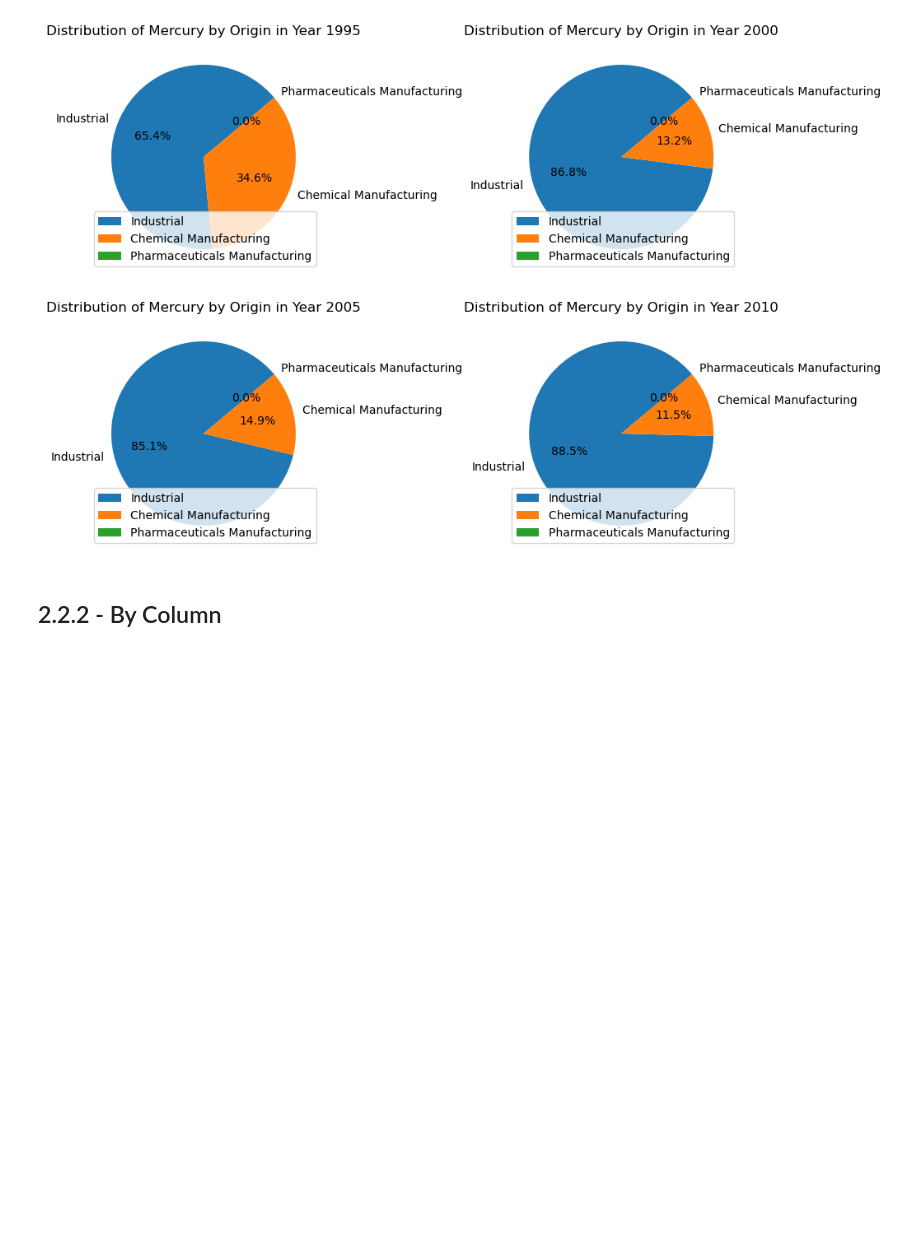
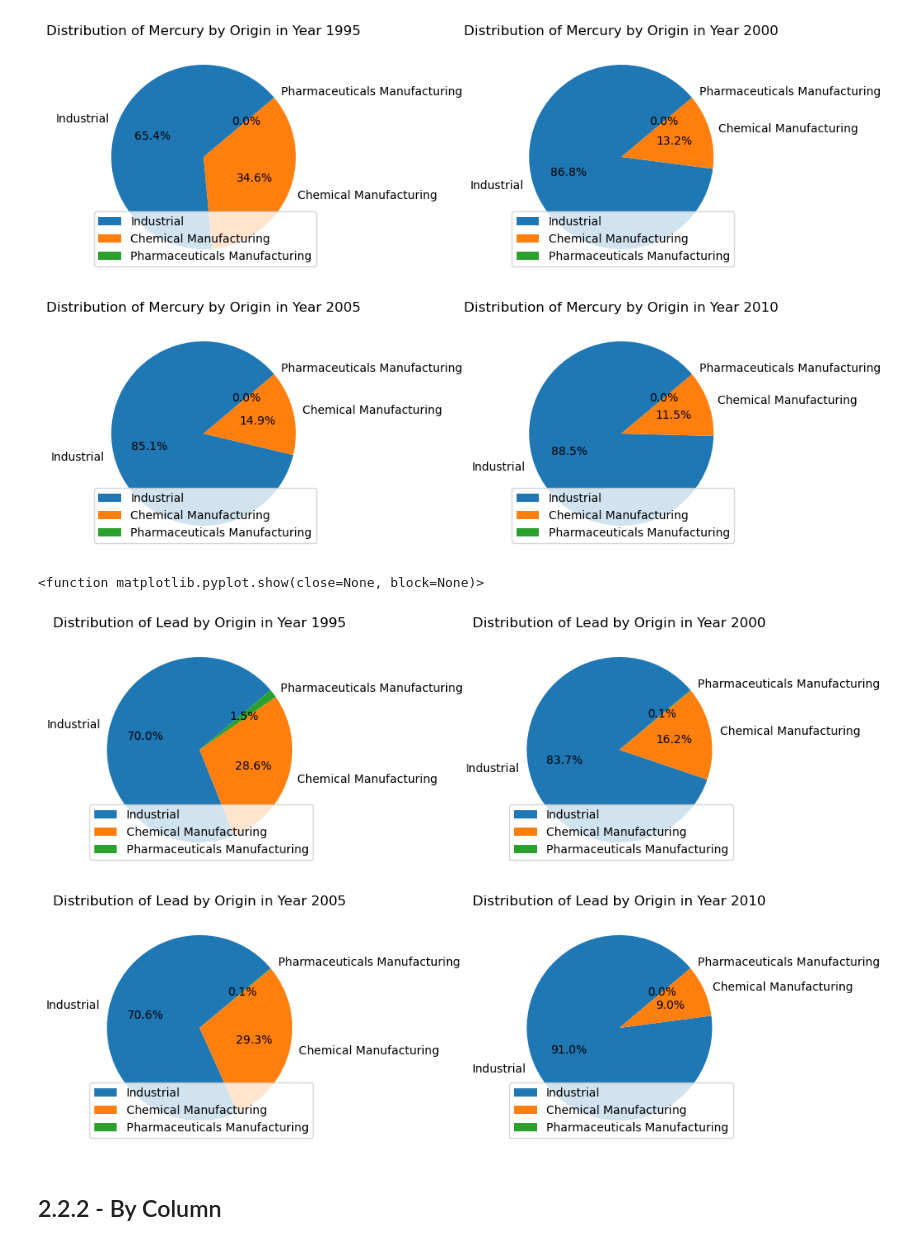
Before and after one commit to imbilalbutt/made-template-ws2324, a Jupyter notebook: project/data_exploration.ipynb, the cells around one changed output. Drawn from its saved outputs; the diff is of its cells as text; code cells hidden in the pictures; blank space fills up the shorter version.

Commit message:
remaining: Water data - plot by index

```diff
--- a/project/data_exploration.ipynb
+++ b/project/data_exploration.ipynb
@@ -868,23 +868,26 @@ plt.show
 # %%
 # fig, axes = matplotlib.pyplot.subplots(nrows=1, ncols=1, *, sharex=False, sharey=False, squeeze=True, subplot_kw=None, gridspec_kw=None, **fig_kw)
 fig, axes = plt.subplots(nrows=2, ncols=2, figsize=(12, 8))
 
-axes[0,0].pie(water_year_1995.Mercury[:], labels=water_year_1995.index, autopct='%1.1f%%', startangle=40)
-axes[0,0].set_title('Distribution of Mercury by Origin in Year 1995')
+axes[0,0].pie(water_year_1995.Lead[:], labels=water_year_1995.index, autopct='%1.1f%%', startangle=40)
+axes[0,0].set_title('Distribution of Lead by Origin in Year 1995')
 axes[0,0].legend()
 
-axes[0,1].pie(water_year_2000.Mercury[:], labels=water_year_2000.index, autopct='%1.1f%%', startangle=40)
-axes[0,1].set_title('Distribution of Mercury by Origin in Year 2000')
+axes[0,1].pie(water_year_2000.Lead[:], labels=water_year_2000.index, autopct='%1.1f%%', startangle=40)
+axes[0,1].set_title('Distribution of Lead by Origin in Year 2000')
 axes[0,1].legend()
 
-axes[1,0].pie(water_year_2005.Mercury[:], labels=water_year_2005.index, autopct='%1.1f%%', startangle=40)
-axes[1,0].set_title('Distribution of Mercury by Origin in Year 2005')
+axes[1,0].pie(water_year_2005.Lead[:], labels=water_year_2005.index, autopct='%1.1f%%', startangle=40)
+axes[1,0].set_title('Distribution of Lead by Origin in Year 2005')
 axes[1,0].legend()
 
-axes[1,1].pie(water_year_2010.Mercury[:], labels=water_year_2010.index, autopct='%1.1f%%', startangle=40)
-axes[1,1].set_title('Distribution of Mercury by Origin in Year 2010')
+axes[1,1].pie(water_year_2010.Lead[:], labels=water_year_2010.index, autopct='%1.1f%%', startangle=40)
+axes[1,1].set_title('Distribution of Lead by Origin in Year 2010')
 axes[1,1].legend()
 
 plt.show
+# %% [output]
+<function matplotlib.pyplot.show(close=None, block=None)>
+[figure, added]
 # %% [markdown]
 ## 2.2.2 - By Column
```
Also changed, not shown: parts of 7 cells of this notebook.
